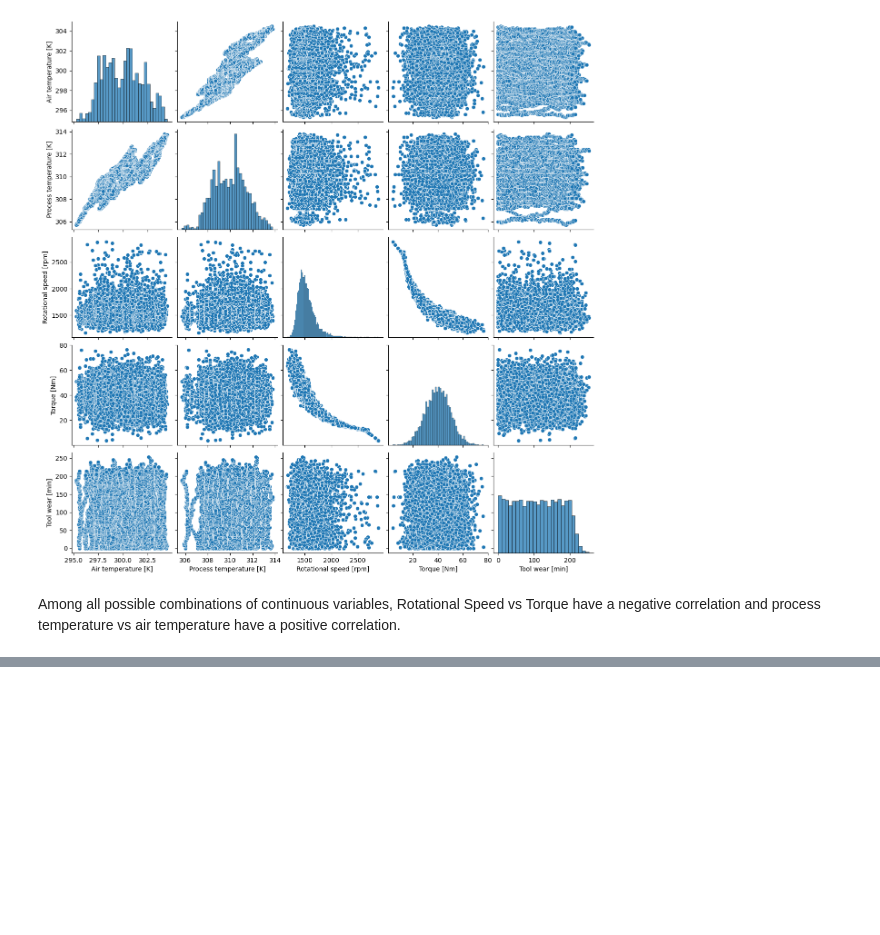
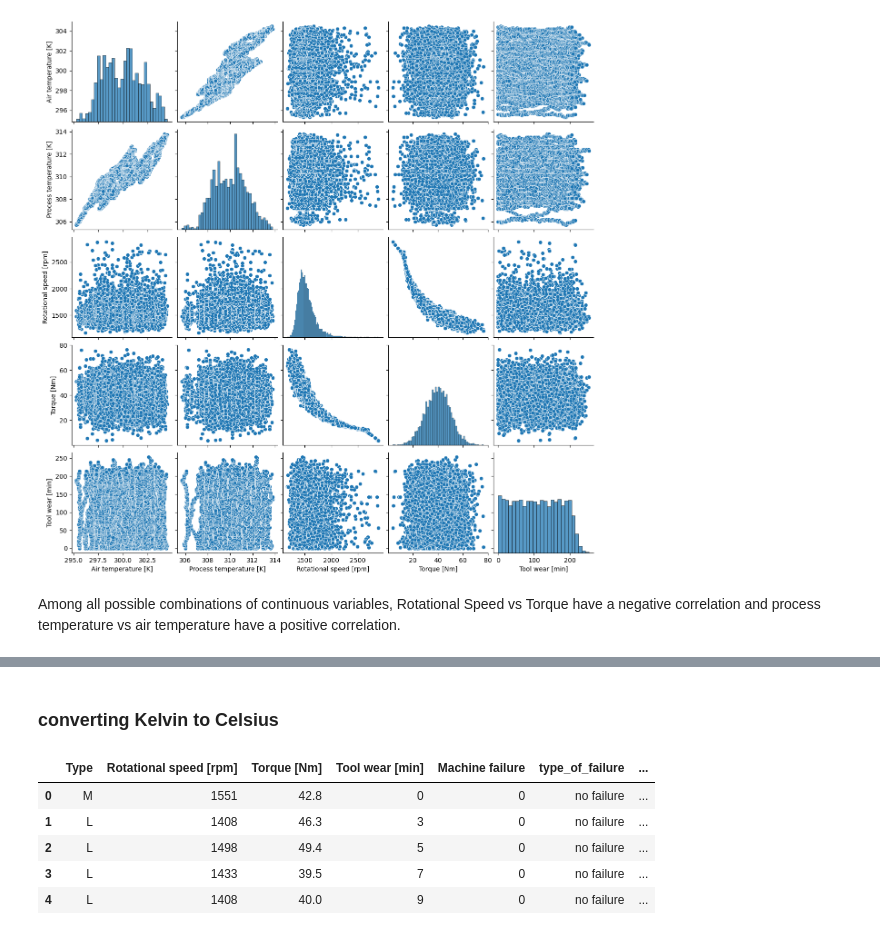
Before and after one commit to padolekrushna/predictive-maintenance, a Jupyter notebook: predictive_maintenance_project.ipynb, the cells around one changed output, grey strips where cells are left out. Saved outputs shown, nothing was run; the diff lists cells and outputs as text; code cells hidden in the pictures; blank space fills up the shorter version.

```diff
--- a/predictive_maintenance_project.ipynb
+++ b/predictive_maintenance_project.ipynb
@@ -311,0 +332,3 @@ Among all possible combinations of continuous variables, Rotational Speed vs Tor
+# %%
+df = pd.read_csv('/content/data(1).csv')
+df.head()
@@ -311,0 +397,17 @@ Among all possible combinations of continuous variables, Rotational Speed vs Tor
+# %%
+def type_of_failure(row_name):
+    if df.loc[row_name, 'TWF'] == 1:
+        df.loc[row_name, 'type_of_failure'] = 'TWF'
+    elif df.loc[row_name, 'HDF'] == 1:
+        df.loc[row_name, 'type_of_failure'] = 'HDF'
+    elif df.loc[row_name, 'PWF'] == 1:
+        df.loc[row_name, 'type_of_failure'] = 'PWF'
+    elif df.loc[row_name, 'OSF'] == 1:
+        df.loc[row_name, 'type_of_failure'] = 'OSF'
+    elif df.loc[row_name, 'RNF'] == 1:
+        df.loc[row_name, 'type_of_failure'] = 'RNF'
+
+df.apply(lambda row: type_of_failure(row.name), axis=1)
+df['type_of_failure'].replace(np.NaN, 'no failure', inplace=True)
+df.drop(['TWF', 'HDF', 'PWF', 'OSF', 'RNF'], axis=1, inplace=True)
+df.head()
@@ -311,0 +435,14 @@ Among all possible combinations of continuous variables, Rotational Speed vs Tor
+# %% [markdown]
+### converting Kelvin to Celsius
+# %%
+df['Air temperature [c]'] = df['Air temperature [K]'] - 273.15
+df['Process temperature [c]'] = df['Process temperature [K]'] - 273.15
+df.drop(['Air temperature [K]', 'Process temperature [K]'], axis=1, inplace=True)
+df.head()
+# %% [output]
+|  | Type | Rotational speed [rpm] | Torque [Nm] | Tool wear [min] | Machine failure | type_of_failure | ... |
+| 0 | M | 1551 | 42.8 | 0 | 0 | no failure | ... |
+| 1 | L | 1408 | 46.3 | 3 | 0 | no failure | ... |
+| 2 | L | 1498 | 49.4 | 5 | 0 | no failure | ... |
+| 3 | L | 1433 | 39.5 | 7 | 0 | no failure | ... |
+| 4 | L | 1408 | 40.0 | 9 | 0 | no failure | ... |
```
Also changed, not shown: parts of 57 cells of this notebook.
